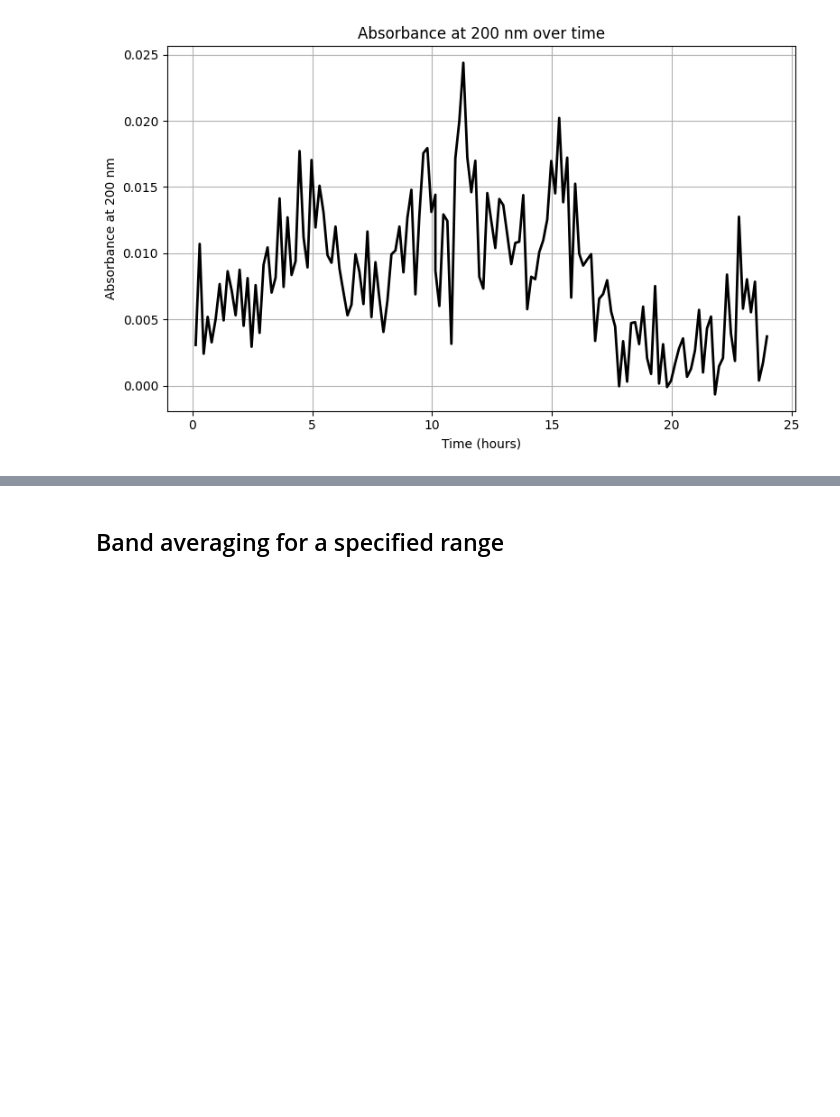
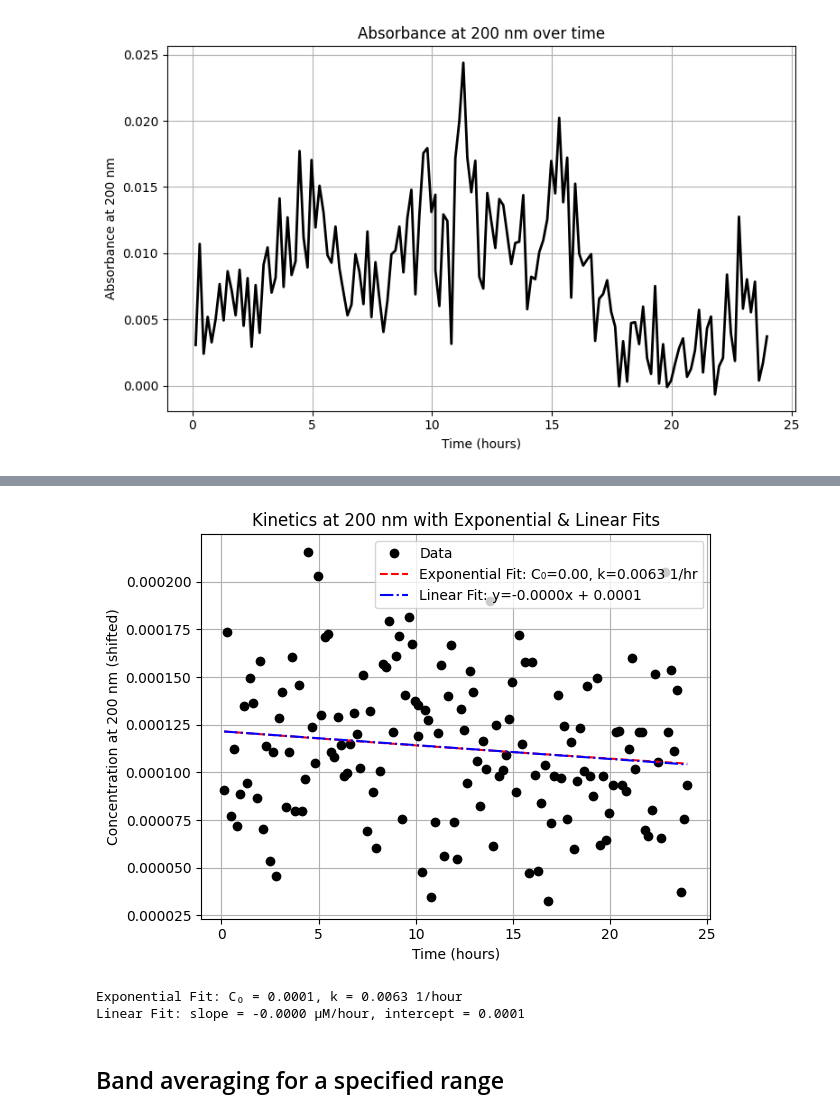
Before and after one commit to vik-ell/P3_Project, a Jupyter notebook: data_processing.ipynb, the cells around one changed output, grey strips where cells are left out. Saved outputs shown, nothing was run; the diff lists cells and outputs as text; code cells hidden in the pictures; blank space fills up the shorter version.

```diff
--- a/data_processing.ipynb
+++ b/data_processing.ipynb
@@ -372,3 +343,76 @@ plt.show()
+# %%
+target_wavelength = 200  # nm
+
+# Find indices for 400 nm and target wavelength (e.g. 220 nm)
+idx_400 = np.argmin(np.abs(x - 400))
+idx_target = np.argmin(np.abs(x - target_wavelength))
+
+# Prepare absorbance traces and values at 400 nm
+times = []
+abs_traces = []
+abs_at_400_list = []
+
+for file in exp_files:
+    x, I = np.loadtxt(file, skiprows=skip, usecols=(0, 1), unpack=True)
+    abs_trace = -np.log10((I - I_background) / (I_ref - I_background))
+    abs_traces.append(abs_trace)
+    abs_at_400_list.append(abs_trace[idx_400])
+
+    time_seconds = extract_time_seconds(os.path.basename(file))
+    times.append(time_seconds / 3600)  # convert to hours
+
+# Compute average absorbance at 400 nm
+avg_abs_400 = np.mean(abs_at_400_list)
+
+# Compute shifted absorbance at target wavelength (e.g. 200 nm) and then convert to concentration
+conc_values = []
+for abs_trace, abs_400 in zip(abs_traces, abs_at_400_list):
+    shift = avg_abs_400 - abs_400
+    abs_shifted = abs_trace + shift
+    conc = abs_shifted[idx_target] / (74*1)  # Beer-Lambert Law
+    conc_values.append(conc)
+
+# --- Fitting Section ---
+
+# Convert lists to arrays for fitting
+times = np.array(times)
+conc_values = np.array(conc_values)
+
+# 1. Exponential decay fit
+def first_order_decay(t, C0, k):
+    return C0 * np.exp(-k * t)
+
+initial_guess = [conc_values[0], 0.01]
+popt_exp, _ = curve_fit(first_order_decay, times, conc_values, p0=initial_guess)
+C0_fit, k_fit = popt_exp
+
+t_fit = np.linspace(min(times), max(times), 200)
+conc_exp_fit = first_order_decay(t_fit, *popt_exp)
+
+# 2. Linear fit
+slope, intercept, r_value, p_value, std_err = linregress(times, conc_values)
+conc_lin_fit = slope * t_fit + intercept
+
+# --- Plotting ---
+plt.figure()
+plt.plot(times, conc_values, 'ko', label='Data')
+plt.plot(t_fit, conc_exp_fit, 'r--', label=f'Exponential Fit: C₀={C0_fit:.2f}, k={k_fit:.4f} 1/hr')
+plt.plot(t_fit, conc_lin_fit, 'b-.', label=f'Linear Fit: y={slope:.4f}x + {intercept:.4f}')
+plt.xlabel('Time (hours)')
+plt.ylabel(f'Concentration at {target_wavelength} nm (shifted)')
+plt.title(f'Kinetics at {target_wavelength} nm with Exponential & Linear Fits')
+plt.legend()
+plt.grid(True)
+plt.tight_layout()
+plt.show()
+
+# --- Print extracted parameters ---
+print(f"Exponential Fit: C₀ = {C0_fit:.4f}, k = {k_fit:.4f} 1/hour")
+print(f"Linear Fit: slope = {slope:.4f} μM/hour, intercept = {intercept:.4f}")
+# %% [output]
+[figure, added]
+Exponential Fit: C₀ = 0.0001, k = 0.0063 1/hour
+Linear Fit: slope = -0.0000 μM/hour, intercept = 0.0001
 # %% [markdown]
 ## Band averaging for a specified range
 # %%
```
Also changed, not shown: parts of 20 cells of this notebook.
